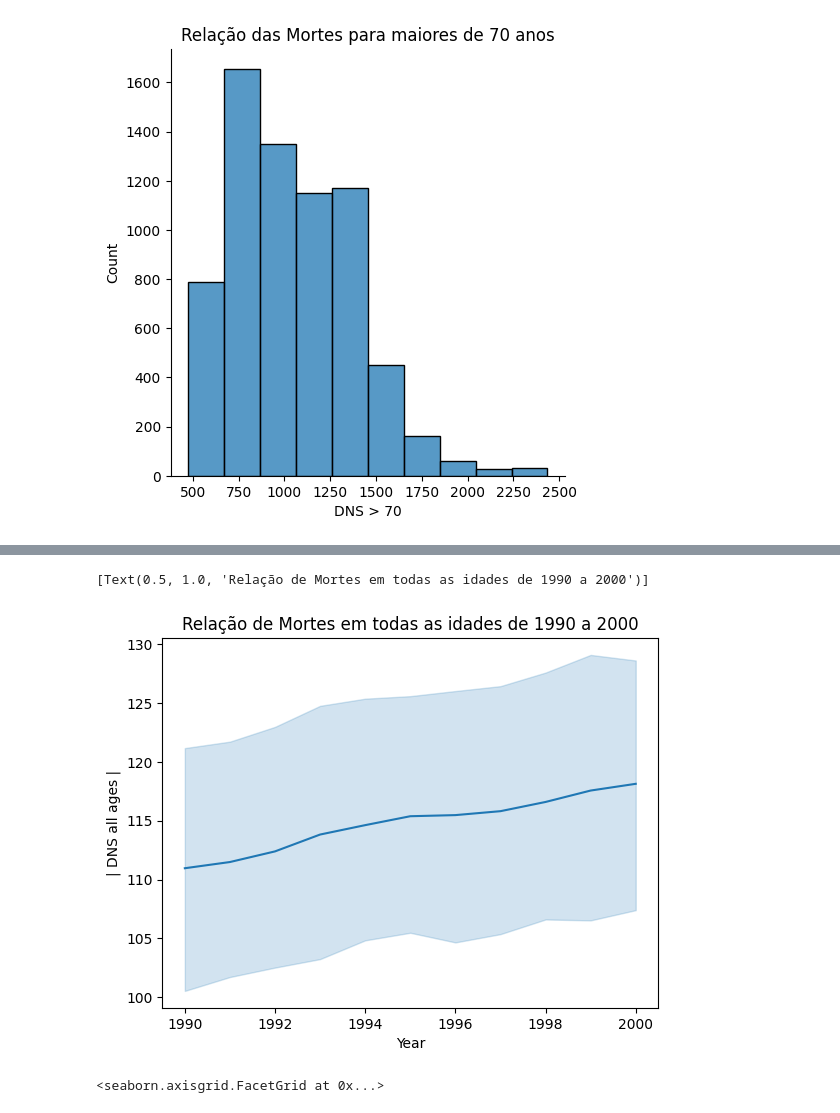
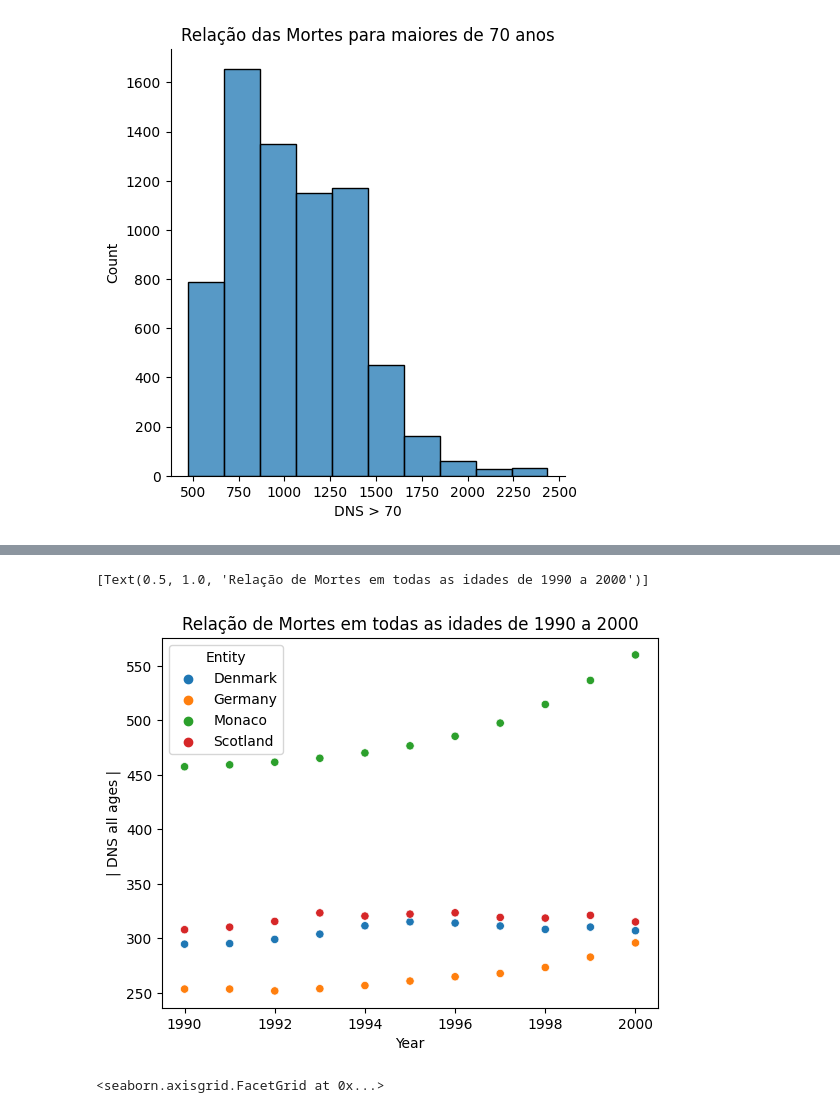
Before and after one commit to kamilyassis/Projeto-ICD, a Jupyter notebook: Projeto1_ICD.ipynb, the cells around one changed output, grey strips where cells are left out. Drawn from its saved outputs; the diff is of its cells as text; code cells hidden in the pictures.

Commit message:
Atualização - Parte 3
Adição de scatterplot.

```diff
--- a/Projeto1_ICD.ipynb
+++ b/Projeto1_ICD.ipynb
@@ -43,9 +43,9 @@ df = df.rename(columns={ "Deaths - Neoplasms - Sex: Both - Age: Under 5 (Rate)":
                 "Deaths - Neoplasms - Sex: Both - Age: Age-standardized (Rate)": "DNS Padronizado",
                 "Deaths - Neoplasms - Sex: Both - Age: All Ages (Rate)": "| DNS all ages |",
                 "Deaths - Neoplasms - Sex: Both - Age: 70+ years (Rate)" : "DNS > 70",
-                "Deaths - Neoplasms - Sex: Both - Age: 5-14 years (Rate)" : "| 5 > DNS > 14 |",
-                "Deaths - Neoplasms - Sex: Both - Age: 50-69 years (Rate)" : "50 > DNS > 50",
-                "Deaths - Neoplasms - Sex: Both - Age: 15-49 years (Rate)" : "| 15 > DNS > 49 |" })
+                "Deaths - Neoplasms - Sex: Both - Age: 5-14 years (Rate)" : "| 5 < DNS < 14 |",
+                "Deaths - Neoplasms - Sex: Both - Age: 50-69 years (Rate)" : "50 < DNS < 50",
+                "Deaths - Neoplasms - Sex: Both - Age: 15-49 years (Rate)" : "| 15 < DNS < 49 |" })
 # %%
 df.head().style.set_table_styles([dict(selector='th', props=[('text-align', 'center')]),
                                     dict(selector='td', props=[('text-align', 'center')])])
@@ -152,8 +172,10 @@ sns.displot(data=df, x='DNS > 70', bins=10).set(title="Relação das Mortes para
 # %%
-year_cut = df[df['Year'] <= 2000]
+#Gráfico de dispersão
 
-sns.lineplot(data=year_cut, x='Year', y='| DNS all ages |').set(title="Relação de Mortes em todas as idades de 1990 a 2000")
+year_country_cut = df.loc[(df['Year'] <= 2000) & ((df['Entity'] == 'Monaco') | (df['Entity'] == 'Scotland') | (df['Entity'] == 'Denmark')| (df['Entity'] == 'Germany'))]
+
+sns.scatterplot(data=year_country_cut, x='Year', y='| DNS all ages |',hue='Entity').set(title="Relação de Mortes em todas as idades de 1990 a 2000")
 # %% [output]
 [Text(0.5, 1.0, 'Relação de Mortes em todas as idades de 1990 a 2000')]
-[figure, old version]
+[figure, new version]
 # %%
```
Also changed, not shown: parts of 10 cells of this notebook.
